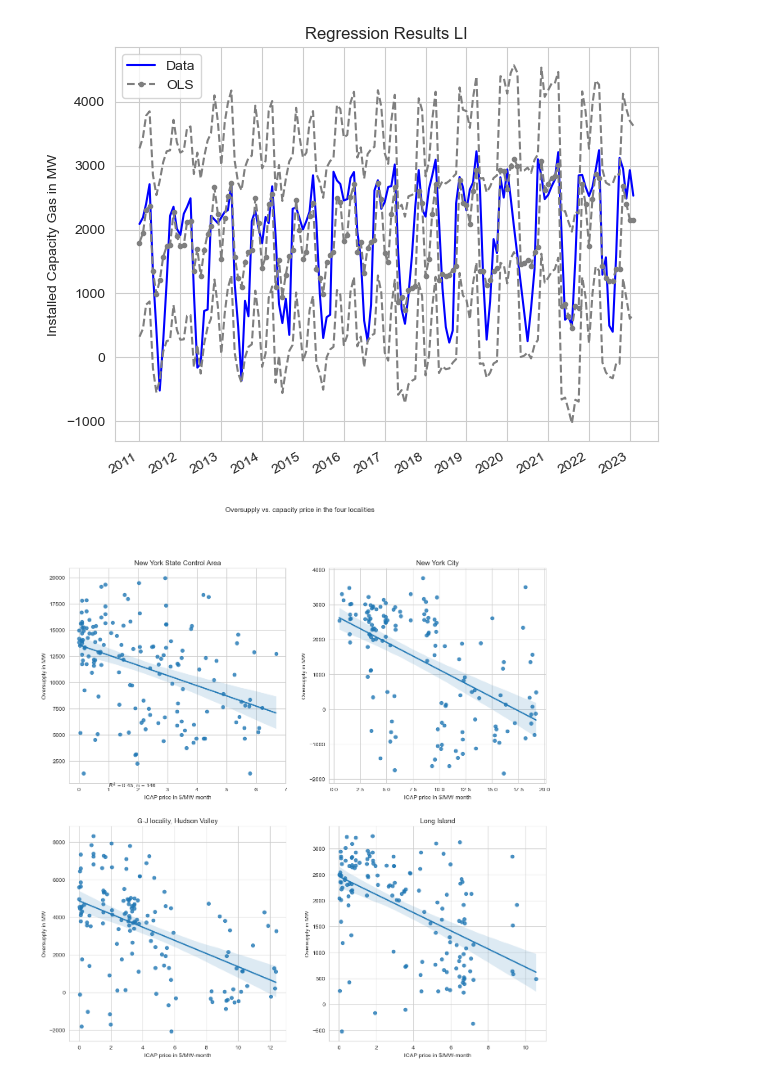
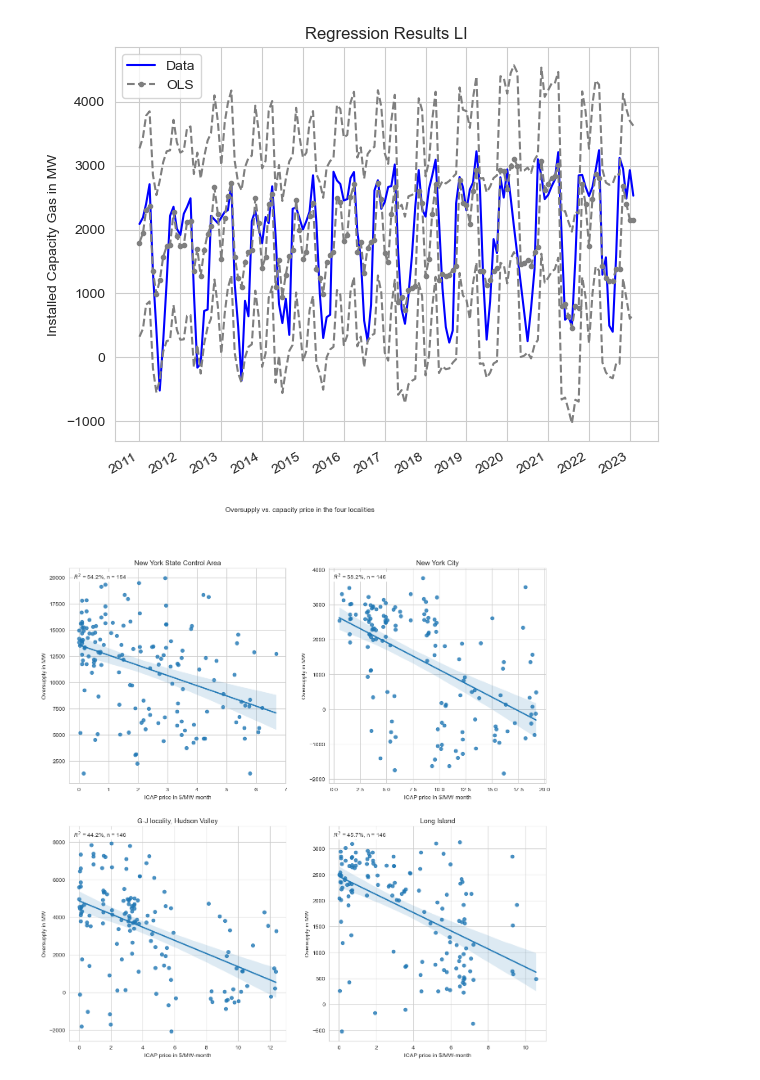
Before and after one commit to borvendegmate/tum_power_system_economics, a Jupyter notebook: code/regression_oversupply.ipynb, the cells around one changed output. Cells and saved outputs as stored; diff of their text form; code cells hidden in the pictures.

```diff
--- a/code/regression_oversupply.ipynb
+++ b/code/regression_oversupply.ipynb
@@ -594,29 +594,50 @@ plt.show()
 # %%
 fig, axs = plt.subplots(2, 2, figsize = (15, 15))
 
 axs[0, 0] = sns.regplot(data = nyca_df, x = 'nyca_icap', y = 'Over_NYCA', ax = axs[0, 0])
 axs[0, 0].set_title('New York State Control Area')
 axs[0, 0].set_xlabel('ICAP price in $/MW-month')
 axs[0, 0].set_ylabel('Oversupply in MW')
-axs[0, 0].text(1, 1, "$R^2$ = 0.45, n = 146")
+axs[0, 0].text(0.02, 0.98, "$R^2$ = 54.2%, n = 154",
+               ha = 'left', va = 'top',
+               transform=axs[0, 0].transAxes,
+               bbox={'facecolor': 'white', 'alpha': 1, 'pad': 1}
+               )
 
 axs[0, 1] = sns.regplot(data = nyc_df, x = 'nyc_icap', y = 'Over_NYC', ax = axs[0, 1])
 axs[0, 1].set_title('New York City')
 axs[0, 1].set_xlabel('ICAP price in $/MW-month')
 axs[0, 1].set_ylabel('Oversupply in MW')
+axs[0, 1].text(0.02, 0.98, "$R^2$ = 58.2%, n = 146",
+               ha = 'left', va = 'top',
+               transform=axs[0, 1].transAxes,
+               bbox={'facecolor': 'white', 'alpha': 1, 'pad': 1}
+               )
+
 
 axs[1, 0] = sns.regplot(data = gj_df, x = 'gj_icap', y = 'Over_GJ', ax = axs[1, 0])
 axs[1, 0].set_title('G-J locality, Hudson Valley')
 axs[1, 0].set_xlabel('ICAP price in $/MW-month')
 axs[1, 0].set_ylabel('Oversupply in MW')
+axs[1, 0].text(0.02, 0.98, "$R^2$ = 44.2%, n = 146",
+               ha = 'left', va = 'top',
+               transform=axs[1, 0].transAxes,
+               bbox={'facecolor': 'white', 'alpha': 1, 'pad': 1}
+               )
 
 axs[1, 1] = sns.regplot(data = li_df, x = 'li_icap', y = 'Over_LI', ax = axs[1, 1])
 axs[1, 1].set_title('Long Island')
 axs[1, 1].set_xlabel('ICAP price in $/MW-month')
 axs[1, 1].set_ylabel('Oversupply in MW')
+axs[1, 1].text(0.02, 0.98, "$R^2$ = 45.7%, n = 146",
+               ha = 'left', va = 'top',
+               transform=axs[1, 1].transAxes,
+               bbox={'facecolor': 'white', 'alpha': 1, 'pad': 1}
+               )
+
 
 fig.suptitle("Oversupply vs. capacity price in the four localities")
 
 plt.show()
 # %% [output]
-[figure, old version]
+[figure, new version]
```
Also changed, not shown: 14 other files.
